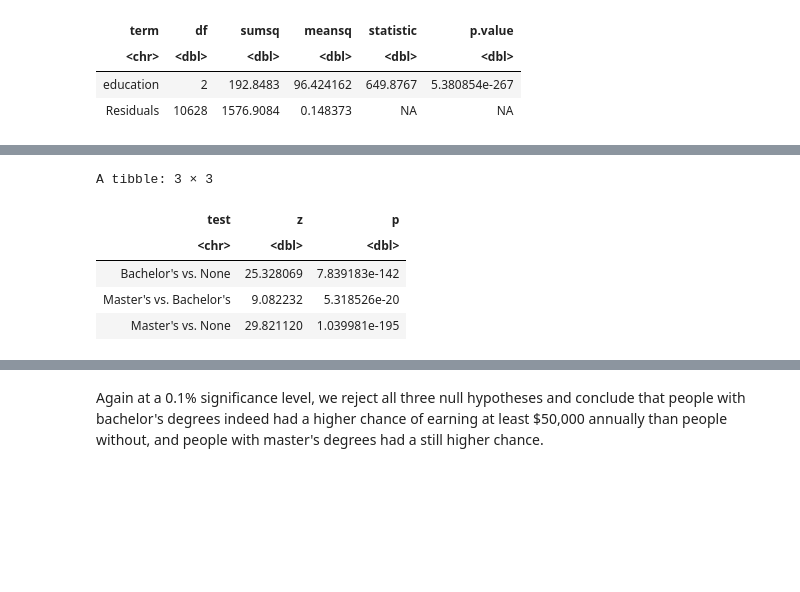
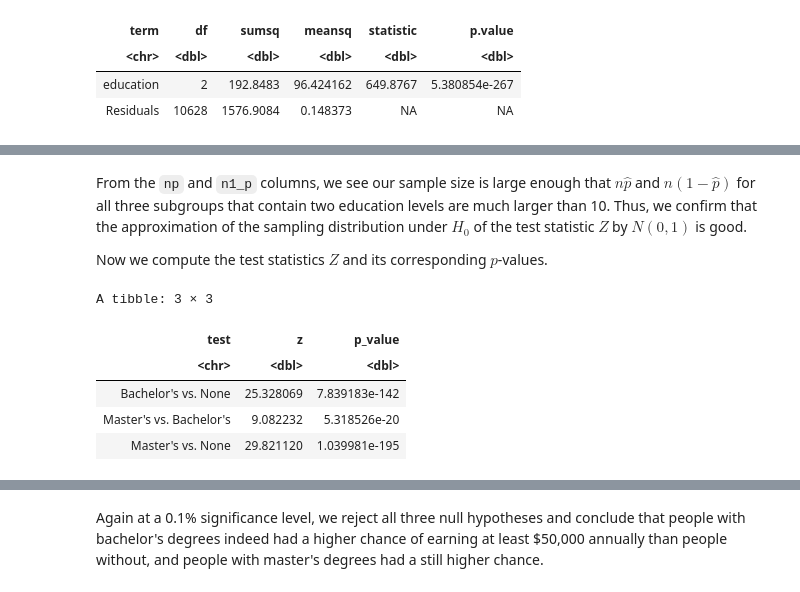
Before and after one commit to Julian-UBC/project-32, a Jupyter notebook: education_income.ipynb, the cells around one changed output, grey strips where cells are left out. Saved outputs shown, nothing was run; the diff lists cells and outputs as text; code cells hidden in the pictures; blank space fills up the shorter version.

```diff
--- a/education_income.ipynb
+++ b/education_income.ipynb
@@ -242,17 +269,21 @@ From this analysis of variance, at a 0.1% significance level we conclude that at
+# %% [markdown]
+From the `np` and `n1_p` columns, we see our sample size is large enough that $n\hat{p}$ and $n(1-\hat{p})$ for all three subgroups that contain two education levels are much larger than 10. Thus, we confirm that the approximation of the sampling distribution under $H_0$ of the test statistic $Z$ by $N(0,1)$ is good.
+
+Now we compute the test statistics $Z$ and its corresponding $p$-values.
 # %%
 test_z <- function(p1, p2, n1, n2) {
     pooled = (n1*p1 + n2*p2) / (n1 + n2)
-    (p1 - p2) / sqrt(pooled*(1 - pooled) * (1/n1 + 1/n2))
+    return((p1 - p2) / sqrt(pooled*(1 - pooled) * (1/n1 + 1/n2)))
 }
 test_statistics <- tibble(test = c("Bachelor's vs. None", "Master's vs. Bachelor's", "Master's vs. None"),
                           z = c(test_z(sample_statistics$prop[2], sample_statistics$prop[1], sample_statistics$n[2], sample_statistics$n[1]),
                                 test_z(sample_statistics$prop[3], sample_statistics$prop[2], sample_statistics$n[3], sample_statistics$n[2]),
                                 test_z(sample_statistics$prop[3], sample_statistics$prop[1], sample_statistics$n[3], sample_statistics$n[1]))) |>
-    mutate(p = pnorm(-z))
+    mutate(p_value = pnorm(-z))
 test_statistics
 # %% [output]
 A tibble: 3 × 3
-| test | z | p |
+| test | z | p_value |
 | <chr> | <dbl> | <dbl> |
 | Bachelor's vs. None | 25.328069 | 7.839183e-142 |
 | Master's vs. Bachelor's | 9.082232 | 5.318526e-20 |
```
Also changed, not shown: parts of 12 cells of this notebook.
